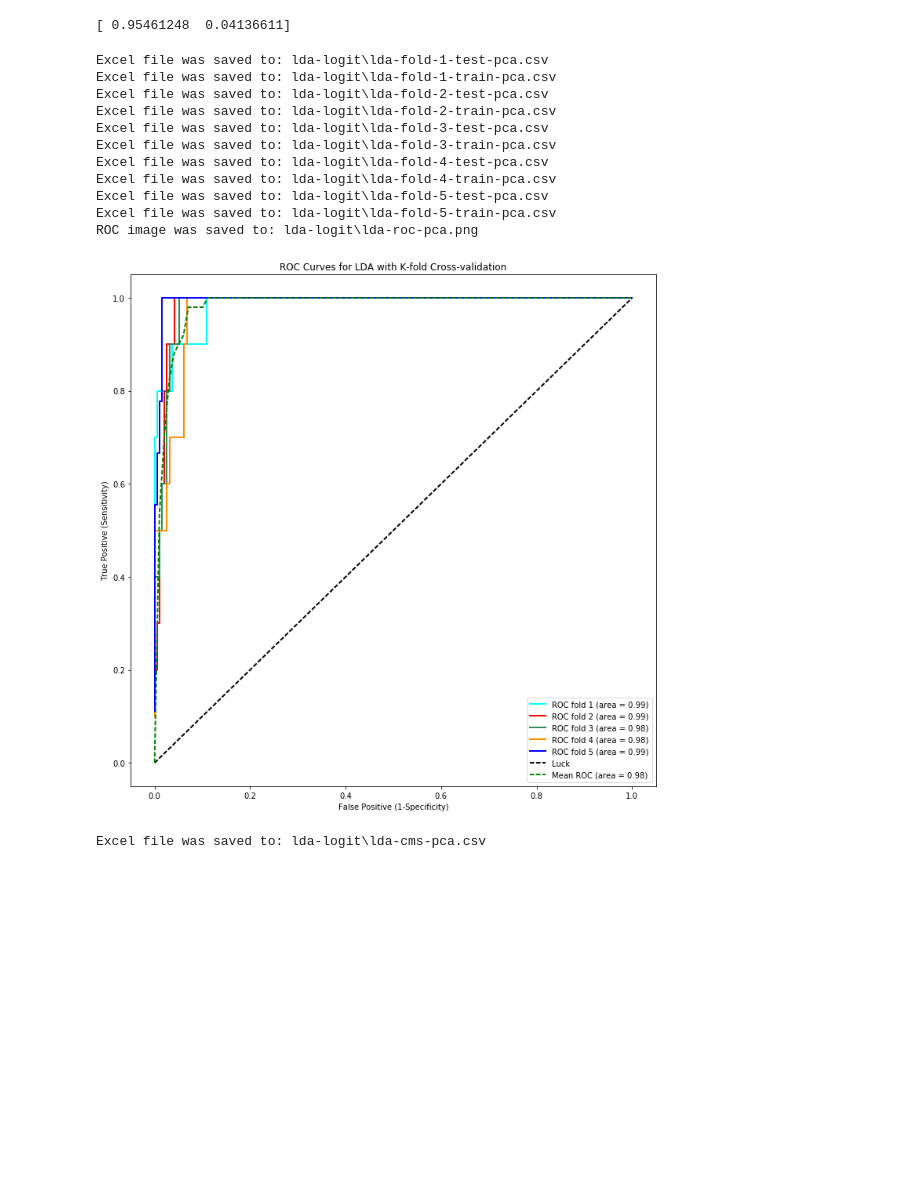
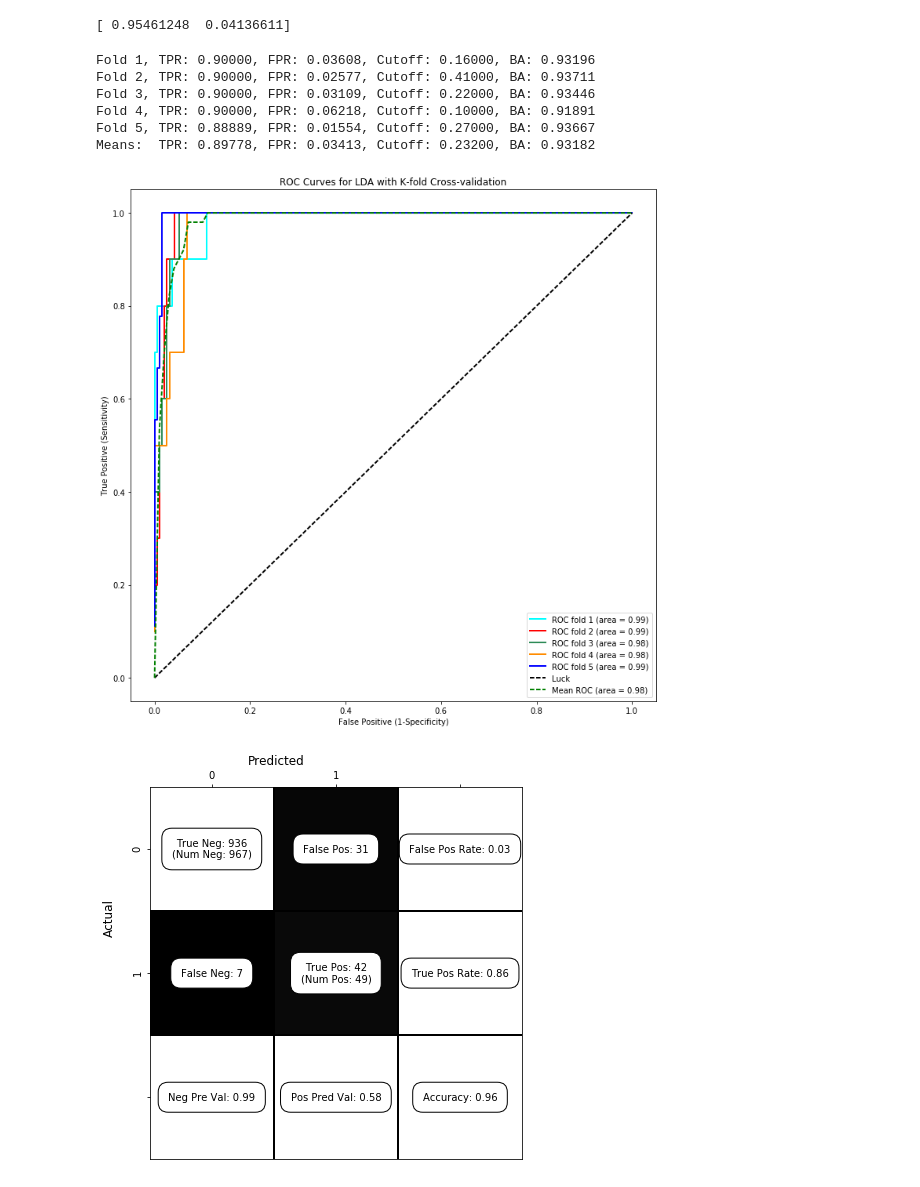
Before and after one commit to jbonfardeci/tamu-analytics, a Jupyter notebook: kfold-cv-lda-logreg-roc-py35.ipynb, the cells around one changed output. Cells and saved outputs as stored; diff of their text form; code cells hidden in the pictures; blank space fills up the shorter version.

Commit message:
get_best_cutoff()

```diff
--- a/kfold-cv-lda-logreg-roc-py35.ipynb
+++ b/kfold-cv-lda-logreg-roc-py35.ipynb
@@ -74,9 +74,9 @@ pca_n_components = 2 # number of eigenvalues to keep; should explain 90% or more
 # Feature selection removes all features whose variance doesn’t meet this threshold.
 #feature_selection_threshold = 0.8
 
-output_data_to_excel = True
+output_data_to_excel = False
 output_dir = 'lda-logit\\'
-save_figs = True
+save_figs = False
 # %% [markdown]
 All of the links below proved helpful in the researh for writing this notebook.
 * http://sebastianraschka.com/Articles/2014_python_lda.html#introduction
@@ -505,6 +531,10 @@ roc_kfolds = []
 cm_folds = []
 lda_actual = []
 lda_prob = []
+best_mean_cutoff = 0.0
+best_mean_tpr = 0.0
+best_mean_fpr = 0.0
+best_mean_ba = 0.0
 
 # For each cross-validation batch, fit model 80:20 split, plot ROC, and get cutoff
 # TODO - add feature selection per CV
@@ -544,47 +574,55 @@ for (train, test) in cv.split(X, y):
                      lda.predict_proba(train_X), train_X, train_y, train_predicted, 'TrainSet%d' % (i+1))
     # /if...
 
     # get_cm_row(method, foldnum, cutoff, actual, prob)
     # append confusion matrix rows for output to Excel
     for cutoff in test_cutoffs:
         cm_folds.append( get_cm_row('LDA', i+1, cutoff, test_actual, prob) )
 
 
     lda_actual.extend(test_actual)
     lda_prob.extend(prob)
 
     roc_kfolds.append([tpr, fpr])
 
     #output_cutoffs(i, tpr, fpr, thresholds, prob)
 
+    best_tpr, best_fpr, best_cutoff, best_ba = get_best_cutoff(actual=test_actual, prob=prob)
+    print('Fold %d, TPR: %0.5f, FPR: %0.5f, Cutoff: %0.5f, BA: %0.5f' % (i+1, best_tpr, best_fpr, best_cutoff, best_ba))
+    best_mean_cutoff += best_cutoff
+    best_mean_tpr += best_tpr
+    best_mean_fpr += best_fpr
+    best_mean_ba += best_ba
+
     i += 1
 #/for (train, test)...
+
+best_mean_cutoff /= float(num_cv)
+print('Means:  TPR: %0.5f, FPR: %0.5f, Cutoff: %0.5f, BA: %0.5f'%(best_mean_tpr/float(num_cv),
+                                                    best_mean_fpr/float(num_cv),
+                                                    best_mean_cutoff,
+                                                    best_mean_ba/float(num_cv)))
 
 show_roc(roc_kfolds, mean_tpr, mean_fpr, 'ROC Curves for LDA with K-fold Cross-validation', 2, 'lda-roc')
 
 if output_data_to_excel:
     output_cms('lda-cms', cm_folds, 'LDA_Test_Folds') # output to excel
 
 
 #Determine the best cutoff points and output confusion matrix
-#best_tp = get_confusion_matrix(0.1, logit_actual, logit_prob)
+best_tp = get_confusion_matrix(best_mean_cutoff, logit_actual, logit_prob)
 #best_accuracy =  get_confusion_matrix(0.5, logit_actual, logit_prob)
-#show_confusion_matrix(best_tp, ['0','1'], (6,6), 12, 'lda-best-tp-cm')
+show_confusion_matrix(best_tp, ['0','1'], (6,6), 12, 'lda-best-tp-cm')
 #show_confusion_matrix(best_accuracy, ['0','1'], (6,6), 12, 'lda-best-accuracy-cm')
 # %% [output]
-Excel file was saved to: lda-logit\lda-fold-1-test-pca.csv
-Excel file was saved to: lda-logit\lda-fold-1-train-pca.csv
-Excel file was saved to: lda-logit\lda-fold-2-test-pca.csv
-Excel file was saved to: lda-logit\lda-fold-2-train-pca.csv
-Excel file was saved to: lda-logit\lda-fold-3-test-pca.csv
-Excel file was saved to: lda-logit\lda-fold-3-train-pca.csv
-Excel file was saved to: lda-logit\lda-fold-4-test-pca.csv
-Excel file was saved to: lda-logit\lda-fold-4-train-pca.csv
-Excel file was saved to: lda-logit\lda-fold-5-test-pca.csv
-Excel file was saved to: lda-logit\lda-fold-5-train-pca.csv
-ROC image was saved to: lda-logit\lda-roc-pca.png
+Fold 1, TPR: 0.90000, FPR: 0.03608, Cutoff: 0.16000, BA: 0.93196
+Fold 2, TPR: 0.90000, FPR: 0.02577, Cutoff: 0.41000, BA: 0.93711
+Fold 3, TPR: 0.90000, FPR: 0.03109, Cutoff: 0.22000, BA: 0.93446
+Fold 4, TPR: 0.90000, FPR: 0.06218, Cutoff: 0.10000, BA: 0.91891
+Fold 5, TPR: 0.88889, FPR: 0.01554, Cutoff: 0.27000, BA: 0.93667
+Means:  TPR: 0.89778, FPR: 0.03413, Cutoff: 0.23200, BA: 0.93182
 [figure]
-Excel file was saved to: lda-logit\lda-cms-pca.csv
+[figure, added]
 # %%
 # Run logistic Regression with cross-validation and plot ROC curves
 
```
Also changed, not shown: parts of 3 cells of this notebook.
